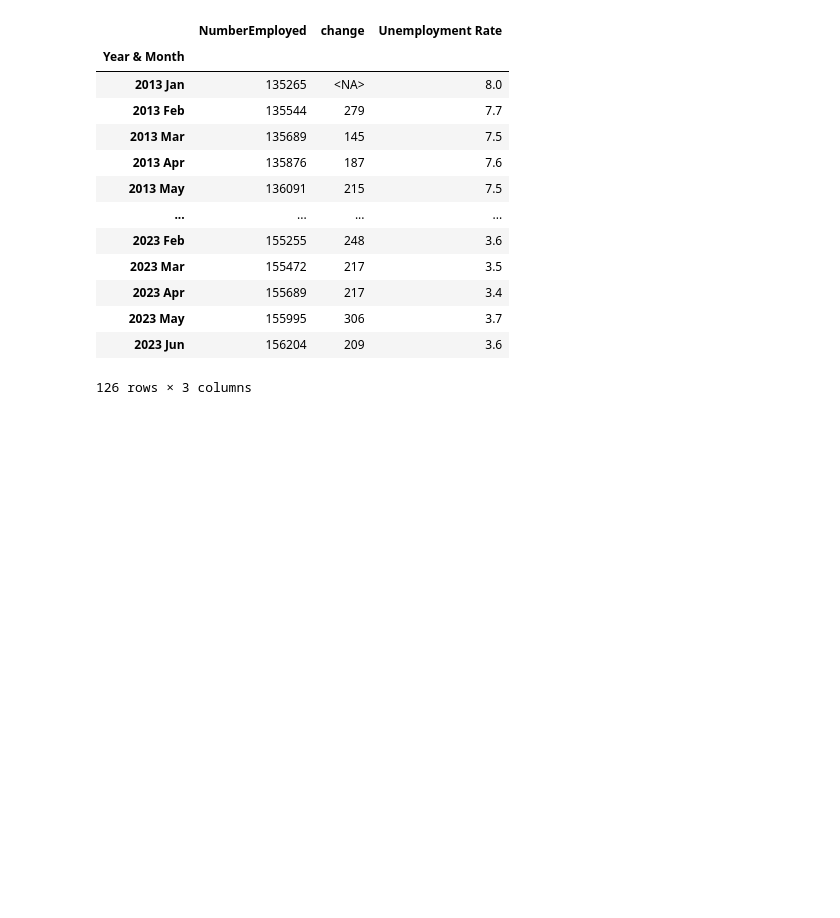
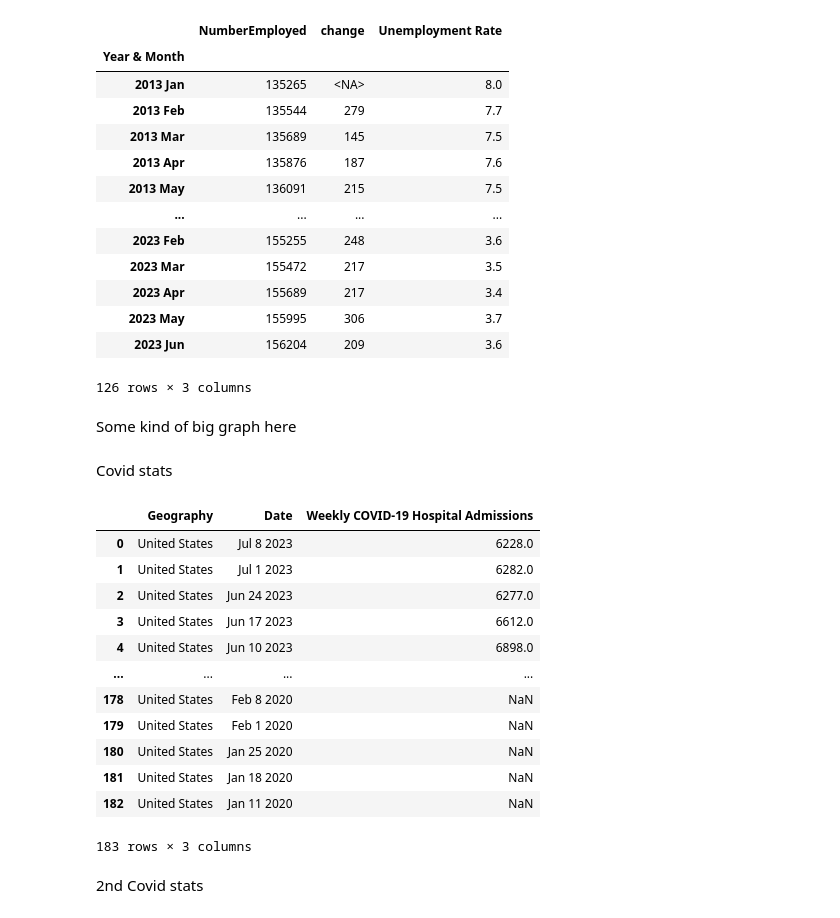
Before and after one commit to Xanitross/Covid_Effects_On_Jobs, a Jupyter notebook: Covid_Effects_On_Jobs.ipynb, the cells around one changed output. Cells and saved outputs as stored; diff of their text form; code cells hidden in the pictures; blank space fills up the shorter version.

Commit message:
Covid Stats Added

```diff
--- a/Covid_Effects_On_Jobs.ipynb
+++ b/Covid_Effects_On_Jobs.ipynb
@@ -320,3 +286,5 @@ df
 | 2023 May | 155995 | 306 | 3.7 |
 | 2023 Jun | 156204 | 209 | 3.6 |
 126 rows × 3 columns
+# %% [markdown]
+Some kind of big graph here
@@ -322,0 +293,21 @@ df
+# %% [markdown]
+Covid stats
+# %%
+Hospitalizations = pd.read_csv("https://github.com/Xanitross/Covid_Effects_On_Jobs/blob/main/data_table_for_weekly_covid19_hospital_admissions_-_the_united_states.csv?raw=true", skiprows=2)
+Hospitalizations
+# %% [output]
+|  | Geography | Date | Weekly COVID-19 Hospital Admissions |
+| 0 | United States | Jul 8 2023 | 6228.0 |
+| 1 | United States | Jul 1 2023 | 6282.0 |
+| 2 | United States | Jun 24 2023 | 6277.0 |
+| 3 | United States | Jun 17 2023 | 6612.0 |
+| 4 | United States | Jun 10 2023 | 6898.0 |
+| ... | ... | ... | ... |
+| 178 | United States | Feb 8 2020 | NaN |
+| 179 | United States | Feb 1 2020 | NaN |
+| 180 | United States | Jan 25 2020 | NaN |
+| 181 | United States | Jan 18 2020 | NaN |
+| 182 | United States | Jan 11 2020 | NaN |
+183 rows × 3 columns
+# %% [markdown]
+2nd Covid stats
```
Also changed, not shown: parts of 7 cells of this notebook.
